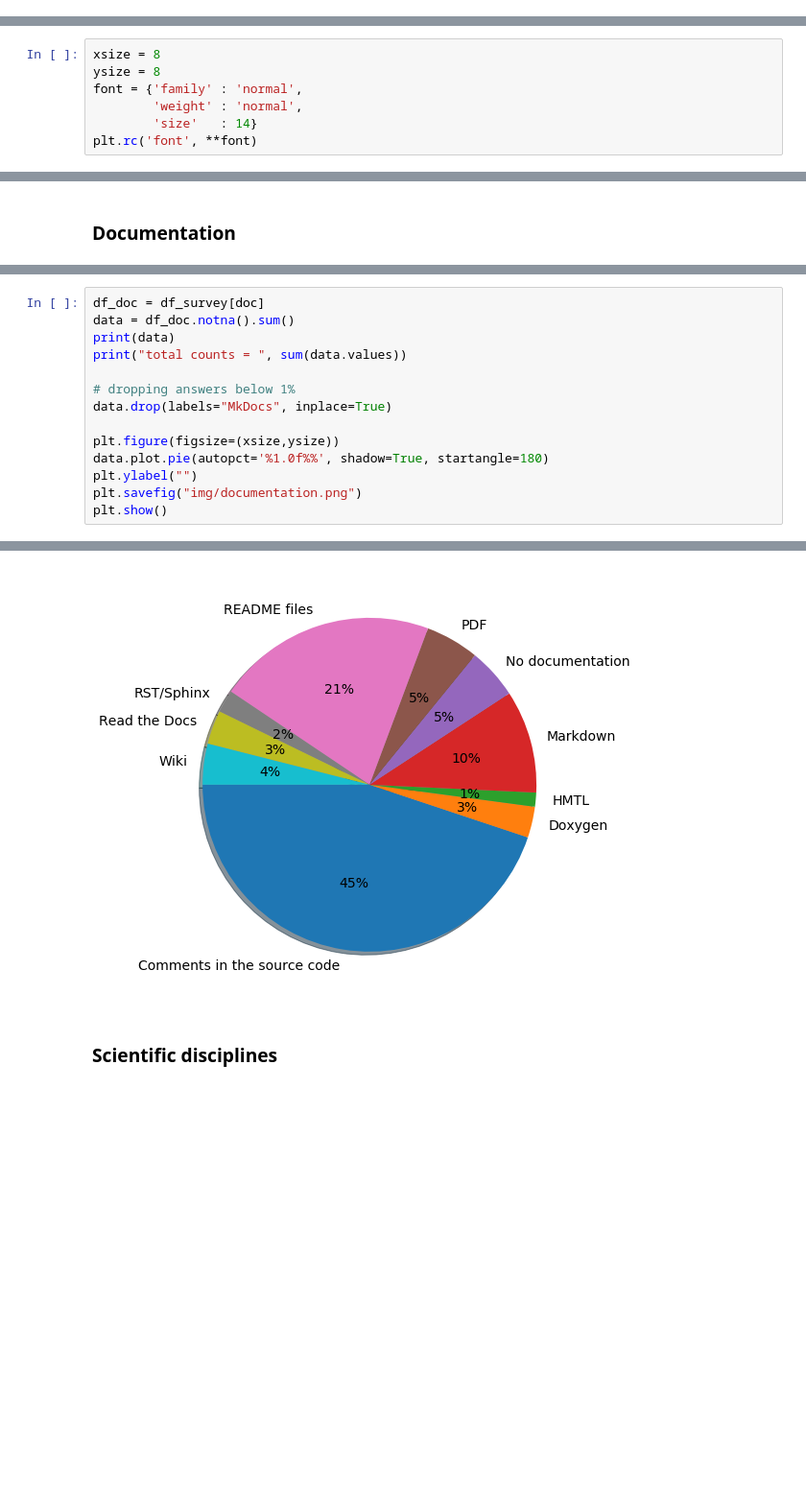
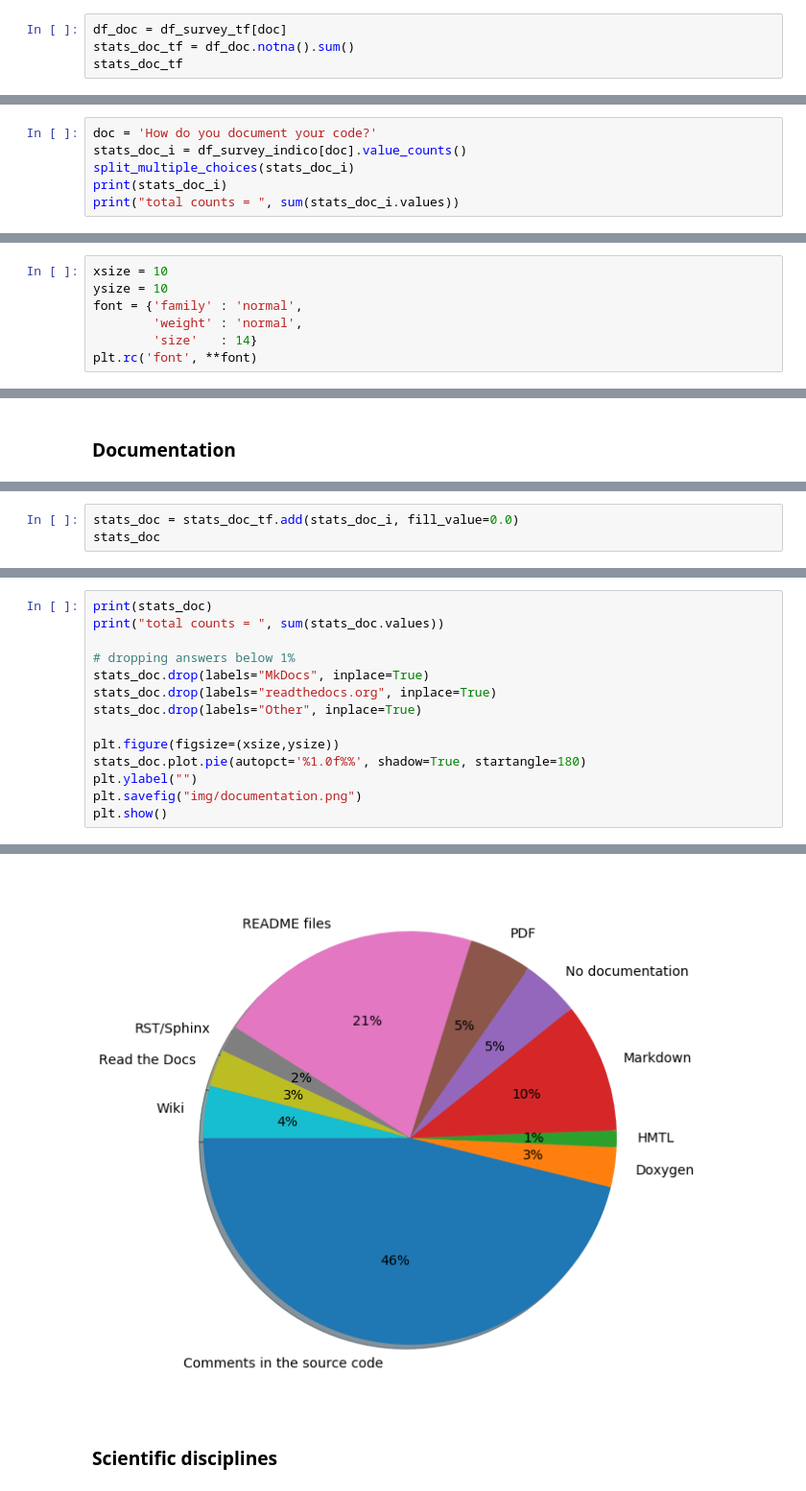
Before and after one commit to coderefinery/pre-workshop-survey, a Jupyter notebook: pre-workshop-analysis.ipynb, the cells around one changed output, grey strips where cells are left out. Shown at 96% size. Saved outputs shown, nothing was run; the diff lists cells and outputs as text; blank space fills up the shorter version.

```diff
--- a/pre-workshop-analysis.ipynb
+++ b/pre-workshop-analysis.ipynb
@@ -128,0 +361,4 @@ df_survey.drop(df_survey.columns[rmlist], axis=1, inplace=True)
+# %%
+df_doc = df_survey_tf[doc]
+stats_doc_tf = df_doc.notna().sum()
+stats_doc_tf
@@ -128,0 +380,6 @@ df_survey.drop(df_survey.columns[rmlist], axis=1, inplace=True)
+# %%
+doc = 'How do you document your code?'
+stats_doc_i = df_survey_indico[doc].value_counts()
+split_multiple_choices(stats_doc_i)
+print(stats_doc_i)
+print("total counts = ", sum(stats_doc_i.values))
@@ -129,8 +481,8 @@ df_survey.drop(df_survey.columns[rmlist], axis=1, inplace=True)
 # %% [markdown]
 ### Plot styles
 # %%
-xsize = 8
-ysize = 8
+xsize = 10
+ysize = 10
 font = {'family' : 'normal',
         'weight' : 'normal',
         'size'   : 14}
@@ -304,0 +657,3 @@ doc = sorted(["No documentation", "Comments in the source code",
+# %%
+stats_doc = stats_doc_tf.add(stats_doc_i, fill_value=0.0)
+stats_doc
@@ -305,14 +675,14 @@ doc = sorted(["No documentation", "Comments in the source code",
 # %%
-df_doc = df_survey[doc]
-data = df_doc.notna().sum()
-print(data)
-print("total counts = ", sum(data.values))
+print(stats_doc)
+print("total counts = ", sum(stats_doc.values))
 
 # dropping answers below 1%
-data.drop(labels="MkDocs", inplace=True)
+stats_doc.drop(labels="MkDocs", inplace=True)
+stats_doc.drop(labels="readthedocs.org", inplace=True)
+stats_doc.drop(labels="Other", inplace=True)
 
 plt.figure(figsize=(xsize,ysize))
-data.plot.pie(autopct='%1.0f%%', shadow=True, startangle=180)
+stats_doc.plot.pie(autopct='%1.0f%%', shadow=True, startangle=180)
 plt.ylabel("")
 plt.savefig("img/documentation.png")
 plt.show()
@@ -333,3 +705,3 @@ total counts =  734
-[figure, old version]
+[figure, new version]
 # %% [markdown]
 ### Scientific disciplines
```
Also changed, not shown: parts of 76 cells of this notebook.
